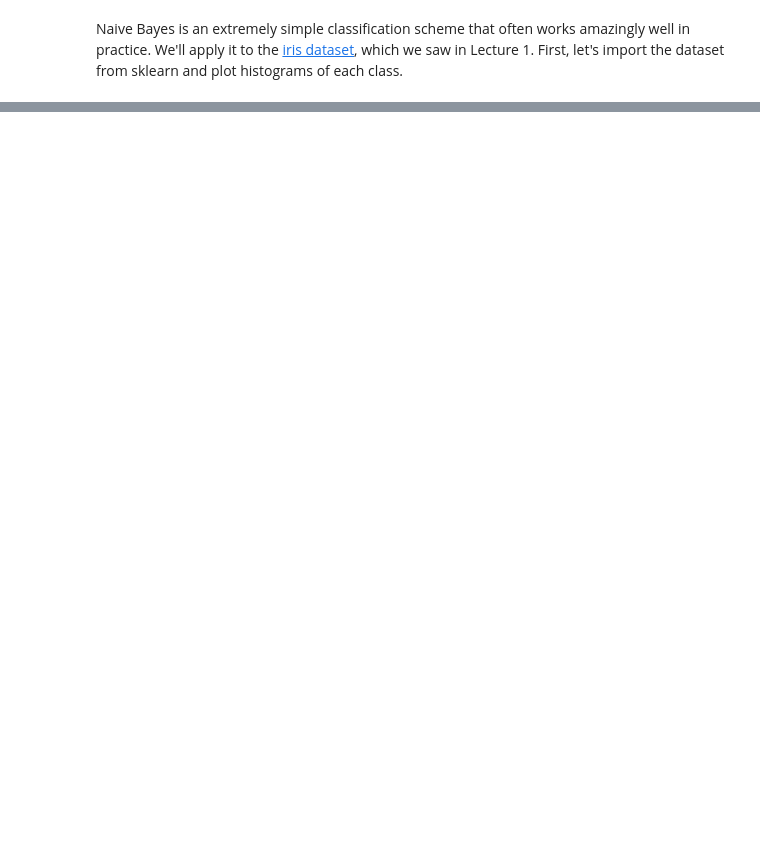
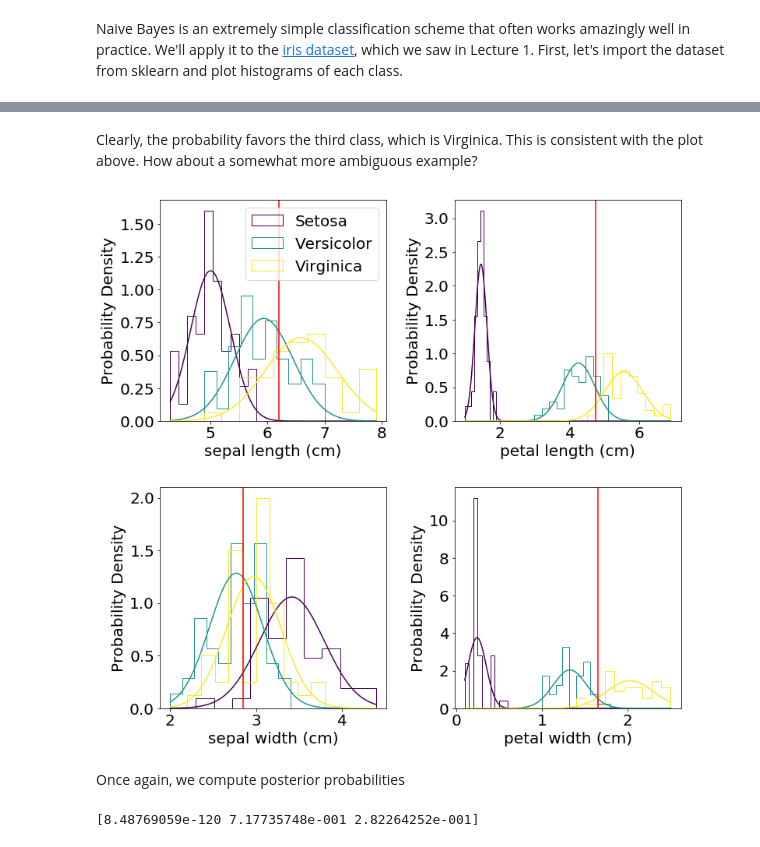
Before and after one commit to UMT-CS447-547-Fall-2018/Lecture_Notes, a Jupyter notebook: 03_naive_bayes.ipynb, the cells around one changed output, grey strips where cells are left out. Saved outputs shown, nothing was run; the diff lists cells and outputs as text; code cells hidden in the pictures; blank space fills up the shorter version.

```diff
--- a/03_naive_bayes.ipynb
+++ b/03_naive_bayes.ipynb
@@ -258,0 +179,41 @@ This is unambiguous, as it should be.  What if we do the same thing for an edge
+# %% [markdown]
+Clearly, the probability favors the third class, which is Virginica.  This is consistent with the plot above.  How about a somewhat more ambiguous example?
+# %%
+# Plot histograms of all the features
+x = np.array([6.2 , 2.85, 4.75, 1.65])
+fig,axs = plt.subplots(nrows=2,ncols=2)
+fig.subplots_adjust(hspace=0.3,wspace=0.3)
+for i in range(4):
+    p = i%2
+    q = i//2
+    axs[p,q].hist(X[Y==0,i],histtype='step',density=True,color=colors[0],label=names[0])
+    axs[p,q].hist(X[Y==1,i],histtype='step',density=True,color=colors[1],label=names[1])
+    axs[p,q].hist(X[Y==2,i],histtype='step',density=True,color=colors[2],label=names[2])
+    axs[p,q].set_xlabel(iris.feature_names[i])
+    axs[p,q].set_ylabel('Probability Density')
+    xx = np.linspace(X[:,i].min(),X[:,i].max(),300)
+    axs[p,q].plot(xx,1./np.sqrt(2*np.pi*variances[0,i])*np.exp(-(xx-mus[0,i])**2/(2*variances[0,i])),color=colors[0])
+    axs[p,q].plot(xx,1./np.sqrt(2*np.pi*variances[1,i])*np.exp(-(xx-mus[1,i])**2/(2*variances[1,i])),color=colors[1])
+    axs[p,q].plot(xx,1./np.sqrt(2*np.pi*variances[2,i])*np.exp(-(xx-mus[2,i])**2/(2*variances[2,i])),color=colors[2])
+    axs[p,q].axvline(x[i], color='red')
+    if i==0: axs[p,q].legend()
+plt.show()
+# %% [output]
+[figure, added]
+# %% [markdown]
+Once again, we compute posterior probabilities
+# %%
+class_posterior = np.zeros((N))
+
+for C_k in range(N):
+    prior = etas[C_k]
+    class_posterior[C_k]=prior
+    for i in range(n):
+        likelihood = 1./np.sqrt(2*np.pi*variances[C_k,i])*np.exp(-(x[i] - mus[C_k,i])**2/(2*variances[C_k,i]))
+        class_posterior[C_k] *= likelihood
+# Normalize by the evidence
+class_posterior/=np.sum(class_posterior)
+
+print(class_posterior)
+# %% [output]
+[8.48769059e-120 7.17735748e-001 2.82264252e-001]
```
Also changed, not shown: parts of 43 cells of this notebook.
